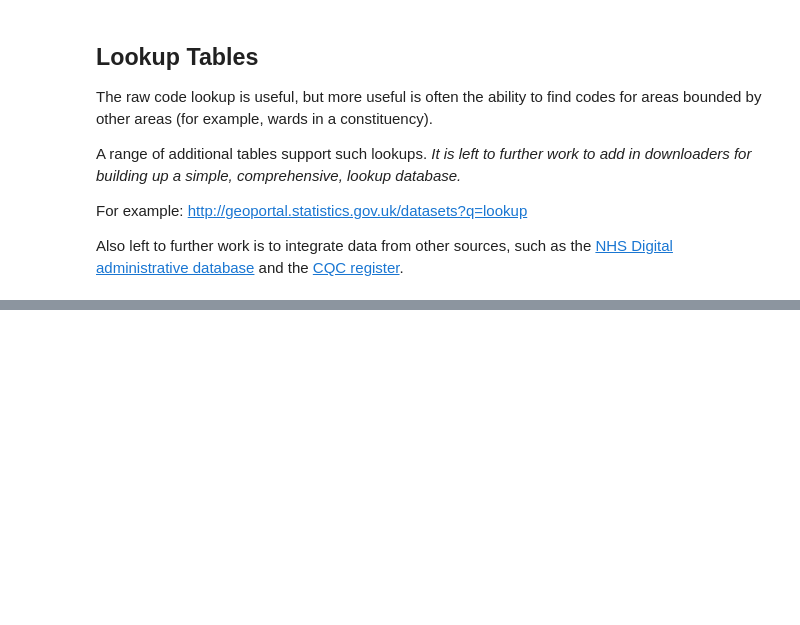
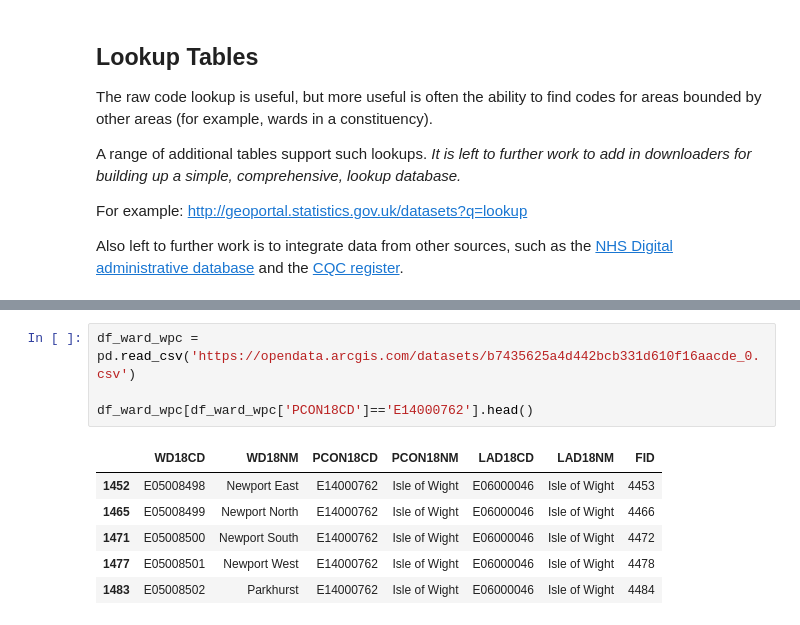
Before and after one commit to isleofdata/geodata, a Jupyter notebook: notebooks/geocodes.ipynb, the cells around one changed output, grey strips where cells are left out. Drawn from its saved outputs; the diff is of its cells as text; blank space fills up the shorter version.

```diff
--- a/notebooks/geocodes.ipynb
+++ b/notebooks/geocodes.ipynb
@@ -323,0 +369,11 @@ Also left to further work is to integrate data from other sources, such as the [
+# %%
+df_ward_wpc = pd.read_csv('https://opendata.arcgis.com/datasets/b7435625a4d442bcb331d610f16aacde_0.csv')
+
+df_ward_wpc[df_ward_wpc['PCON18CD']=='E14000762'].head()
+# %% [output]
+|  | WD18CD | WD18NM | PCON18CD | PCON18NM | LAD18CD | LAD18NM | FID |
+| 1452 | E05008498 | Newport East | E14000762 | Isle of Wight | E06000046 | Isle of Wight | 4453 |
+| 1465 | E05008499 | Newport North | E14000762 | Isle of Wight | E06000046 | Isle of Wight | 4466 |
+| 1471 | E05008500 | Newport South | E14000762 | Isle of Wight | E06000046 | Isle of Wight | 4472 |
+| 1477 | E05008501 | Newport West | E14000762 | Isle of Wight | E06000046 | Isle of Wight | 4478 |
+| 1483 | E05008502 | Parkhurst | E14000762 | Isle of Wight | E06000046 | Isle of Wight | 4484 |
```
Also changed, not shown: parts of 9 cells of this notebook, 2 other files.
